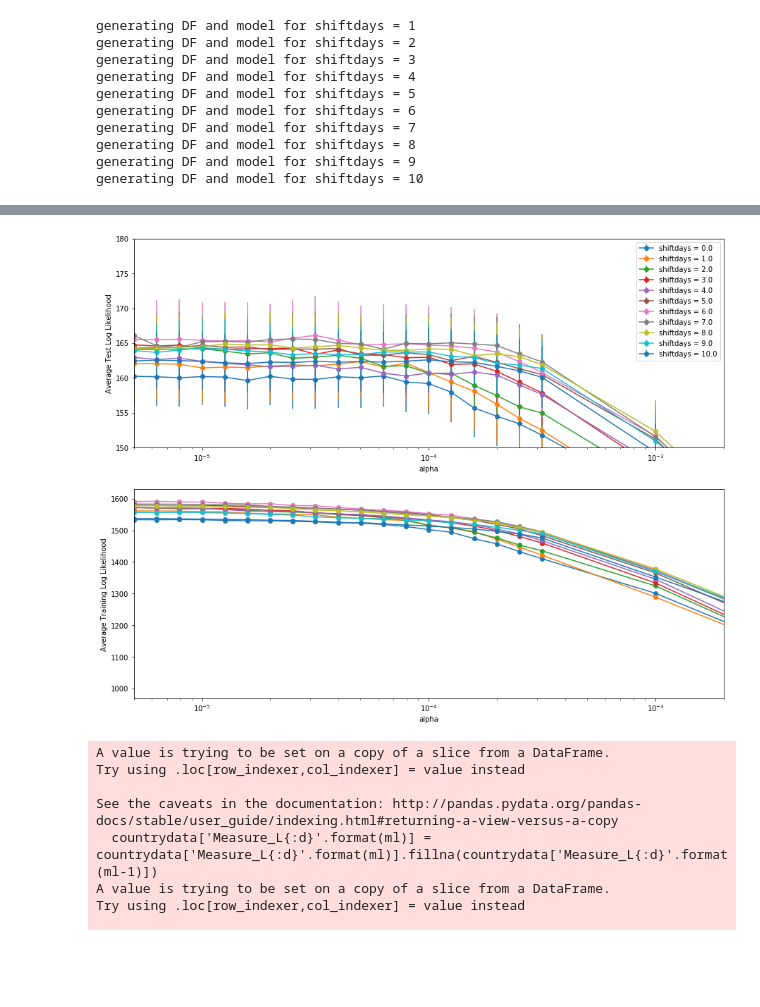
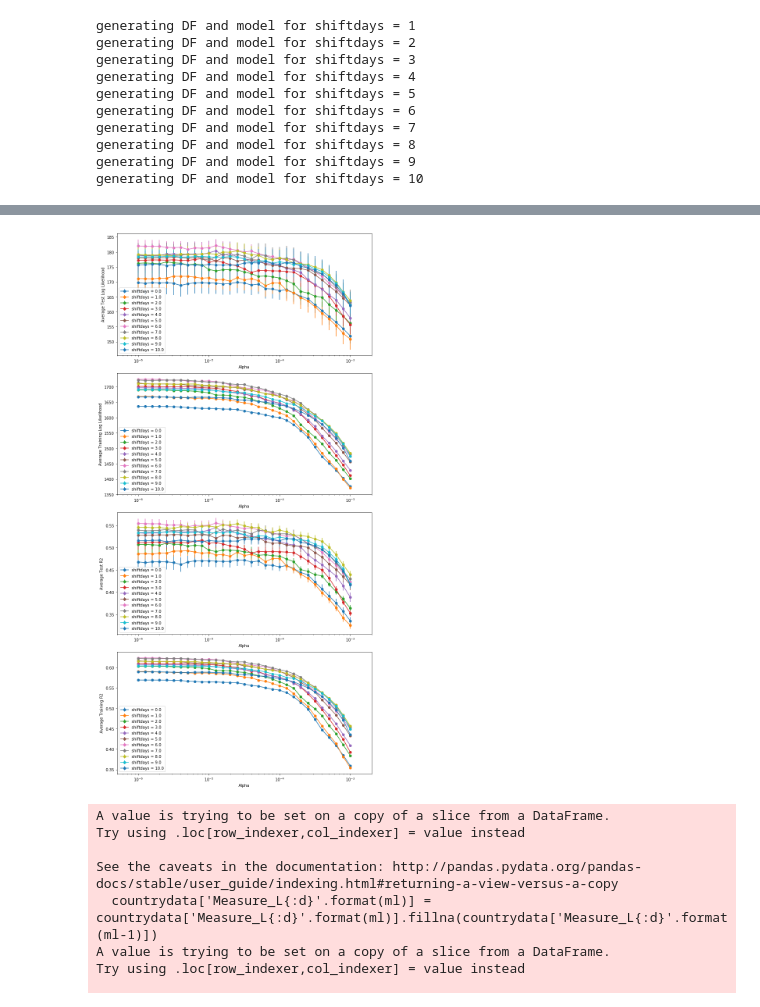
Before and after one commit to lukasgeyrhofer/corona, a Jupyter notebook: regression measures.ipynb, the cells around one changed output, grey strips where cells are left out. Drawn from its saved outputs; the diff is of its cells as text; code cells hidden in the pictures; blank space fills up the shorter version.

```diff
--- a/regression measures.ipynb
+++ b/regression measures.ipynb
@@ -349,7 +349,7 @@ for shiftdays in np.arange(maxshift + 1):
 
     print('shiftdays = {}'.format(shiftdays))
 
-    for alpha in np.power(10,np.linspace(-6, -2, num = 5, endpoint = True)):
+    for alpha in np.power(10,np.linspace(-6, -3, num = 31, endpoint = True)):
         print('   alpha = {:.6f}'.format(alpha))
         for i in range(xval_count):
             results = model_train[shiftdays][i].fit_regularized(alpha = alpha, L1_wt = 1)
@@ -368,12 +368,23 @@ for shiftdays in np.arange(maxshift + 1):
             result_dict['Loglike Training'] = model_train[shiftdays][i].loglike(results.params)
             result_dict['Loglike Test']     = model_test[shiftdays][i].loglike(np.array(test_params))
 
-            result_dict['result'] = results
+            obs_train  = np.array(model_train[shiftdays][i].endog)
+            obs_test   = np.array(model_test[shiftdays][i].endog)
+
+            pred_train = model_train[shiftdays][i].predict(results.params)
+            pred_test  = model_test[shiftdays][i].predict(test_params)
+
+            result_dict['R2 Training']      = 1 - np.sum((obs_train - pred_train)**2)/np.sum((obs_train - np.mean(obs_train))**2)
+            result_dict['R2 Test']          = 1 - np.sum((obs_test - pred_test)**2)/np.sum((obs_test - np.mean(obs_test))**2)
+
+            result_dict.update({k:v for k,v in results.params.items()})
 
             if allresults_rndXv is None:
                 allresults_rndXv = pd.DataFrame({k:np.array([v]) for k,v in result_dict.items()})
             else:
                 allresults_rndXv = allresults_rndXv.append(result_dict, ignore_index = True)
+
+allresults_rndXv.to_csv('results_Xval_rnd10_200411.csv')
 # %% [output]
 shiftdays = 0
    alpha = 0.000001
@@ -446,53 +418,73 @@ allresults_rndXv.to_csv('results_Xval_rnd10_200410.csv')
 # %%
 shiftdaylist = allresults_rndXv['shiftdays'].unique()
 alphalist    = allresults_rndXv['alpha'].unique()
 
-fig,ax = plt.subplots(2,1)
+fig,ax = plt.subplots(4,1,figsize = (10,20))
 avg_loglike_rnd10 = None
 for shiftdays in shiftdaylist:
     lltest_mean = []
     lltrain_mean = []
     lltest_std = []
     lltrain_std = []
+    r2test_mean = []
+    r2test_std  = []
+    r2train_mean = []
+    r2train_std = []
     for alpha in alphalist:
-        lltest_mean.append(np.mean(allresults_rndXv[(allresults_rndXv['shiftdays']==shiftdays) & (allresults_rndXv['alpha'] == alpha)]['Loglike Test']))
-        lltest_std.append(np.std(allresults_rndXv[(allresults_rndXv['shiftdays']==shiftdays) & (allresults_rndXv['alpha'] == alpha)]['Loglike Test']))
-        lltrain_mean.append(np.mean(allresults_rndXv[(allresults_rndXv['shiftdays']==shiftdays) & (allresults_rndXv['alpha'] == alpha)]['Loglike Training']))
-        lltrain_std.append(np.std(allresults_rndXv[(allresults_rndXv['shiftdays']==shiftdays) & (allresults_rndXv['alpha'] == alpha)]['Loglike Training']))
+        boolidx = (allresults_rndXv['shiftdays']==shiftdays) & (allresults_rndXv['alpha'] == alpha)
+        lltest_mean.append (np.mean((allresults_rndXv[boolidx])['Loglike Test']))
+        lltest_std.append  (np.std ((allresults_rndXv[boolidx])['Loglike Test']))
+        lltrain_mean.append(np.mean((allresults_rndXv[boolidx])['Loglike Training']))
+        lltrain_std.append (np.std ((allresults_rndXv[boolidx])['Loglike Training']))
 
-    resdict = {'shiftdays': shiftdays * np.ones(len(alphalist),dtype=int),
-               'alpha':np.array(alphalist),
-               'loglike train':np.array(lltrain_mean),
-               'loglike train std':np.array(lltrain_std)/np.sqrt(len(lltrain_std)),
-               'loglike test':np.array(lltest_mean),
-               'loglike test std':np.array(lltest_std)/np.sqrt(len(lltest_std))}
+        r2test_mean.append (np.mean((allresults_rndXv[boolidx])['R2 Test']))
+        r2test_std.append  (np.std ((allresults_rndXv[boolidx])['R2 Test']))
+        r2train_mean.append(np.mean((allresults_rndXv[boolidx])['R2 Training']))
+        r2train_std.append (np.std ((allresults_rndXv[boolidx])['R2 Training']))
+
+    resdict = {'shiftdays':         shiftdays * np.ones(len(alphalist),dtype=int),
+               'alpha':             np.array(alphalist),
+               'loglike train':     np.array(lltrain_mean),
+               'loglike train std': np.array(lltrain_std)/np.sqrt(len(lltrain_std)),
+               'loglike test':      np.array(lltest_mean),
+               'loglike test std':  np.array(lltest_std)/np.sqrt(len(lltest_std)),
+               'R2 train':          np.array(r2train_mean),
+               'R2 train std':      np.array(r2train_std)/np.sqrt(len(r2train_std)),
+               'R2 test':           np.array(r2test_mean),
+               'R2 test std':       np.array(r2test_std)/np.sqrt(len(r2test_std)),
+
+              }
 
     if avg_loglike_rnd10 is None:
         avg_loglike_rnd10 = pd.DataFrame(resdict)
     else:
         avg_loglike_rnd10 = avg_loglike_rnd10.append(pd.DataFrame(resdict), ignore_index = True)
 
-
+#maxval = np.max(avg_loglike_rnd10['loglike test'])
 #print(avg_loglike_rnd10)
 avg_loglike_rnd10.sort_values(by = 'alpha', inplace = True)
+
 for shiftdays in shiftdaylist:
-    ax[0].errorbar(avg_loglike_rnd10[avg_loglike_rnd10['shiftdays']==shiftdays]['alpha'], avg_loglike_rnd10[avg_loglike_rnd10['shiftdays']==shiftdays]['loglike test'], yerr = avg_loglike_rnd10[avg_loglike_rnd10['shiftdays']==shiftdays]['loglike test std'], label = 'shiftdays = {}'.format(shiftdays), marker = 'o')
-    ax[1].errorbar(avg_loglike_rnd10[avg_loglike_rnd10['shiftdays']==shiftdays]['alpha'], avg_loglike_rnd10[avg_loglike_rnd10['shiftdays']==shiftdays]['loglike train'], yerr = avg_loglike_rnd10[avg_loglike_rnd10['shiftdays']==shiftdays]['loglike train std'], label = 'shiftdays = {}'.format(shiftdays), marker = 'o')
+    ax[0].errorbar(alphalist, avg_loglike_rnd10[avg_loglike_rnd10['shiftdays']==shiftdays]['loglike test'],  yerr = avg_loglike_rnd10[avg_loglike_rnd10['shiftdays']==shiftdays]['loglike test std'],  label = 'shiftdays = {}'.format(shiftdays), marker = 'o')
+    ax[1].errorbar(alphalist, avg_loglike_rnd10[avg_loglike_rnd10['shiftdays']==shiftdays]['loglike train'], yerr = avg_loglike_rnd10[avg_loglike_rnd10['shiftdays']==shiftdays]['loglike train std'], label = 'shiftdays = {}'.format(shiftdays), marker = 'o')
+    ax[2].errorbar(alphalist, avg_loglike_rnd10[avg_loglike_rnd10['shiftdays']==shiftdays]['R2 test'],       yerr = avg_loglike_rnd10[avg_loglike_rnd10['shiftdays']==shiftdays]['R2 test std'],       label = 'shiftdays = {}'.format(shiftdays), marker = 'o')
+    ax[3].errorbar(alphalist, avg_loglike_rnd10[avg_loglike_rnd10['shiftdays']==shiftdays]['R2 train'],      yerr = avg_loglike_rnd10[avg_loglike_rnd10['shiftdays']==shiftdays]['R2 train std'],      label = 'shiftdays = {}'.format(shiftdays), marker = 'o')
 
+for i in range(4):
+    ax[i].set_xlim([1e-6/2,2e-3])
+    ax[i].set_xscale('log')
+    ax[i].set_xlabel(r'Alpha')
+    ax[i].legend()
+#ax[0].set_ylim([-10,1])
+ax[0].set_ylabel('Average Test Log Likelihood')
+ax[1].set_ylabel('Average Training Log Likelihood')
+ax[2].set_ylabel('Average Test R2')
+ax[3].set_ylabel('Average Training R2')
+fig.tight_layout()
+plt.savefig('loglikelihood_Xval_rnd10.pdf')
 
-ax[0].legend()
-ax[0].set_xscale('log')
-ax[0].set_xlim([1e-5/2,2e-3])
-ax[0].set_ylim([150,180])
-ax[0].set_xlabel(r'alpha')
-ax[0].set_ylabel('Average Test Log Likelihood')
-ax[1].set_xscale('log')
-ax[1].set_xlim([1e-5/2,2e-3])
-#ax[1].set_ylim([150,170])
-ax[1].set_xlabel(r'alpha')
-ax[1].set_ylabel('Average Training Log Likelihood')
-plt.savefig('loglikelihood_Xval_rnd10.pdf')
+avg_loglike_rnd10.to_csv('avg_loglike_rnd10.csv')
 # %% [output]
-[figure, old version]
+[figure, new version]
 # %%
 # use parameters from country-wise cross validation
```
Also changed, not shown: parts of 20 cells of this notebook.
